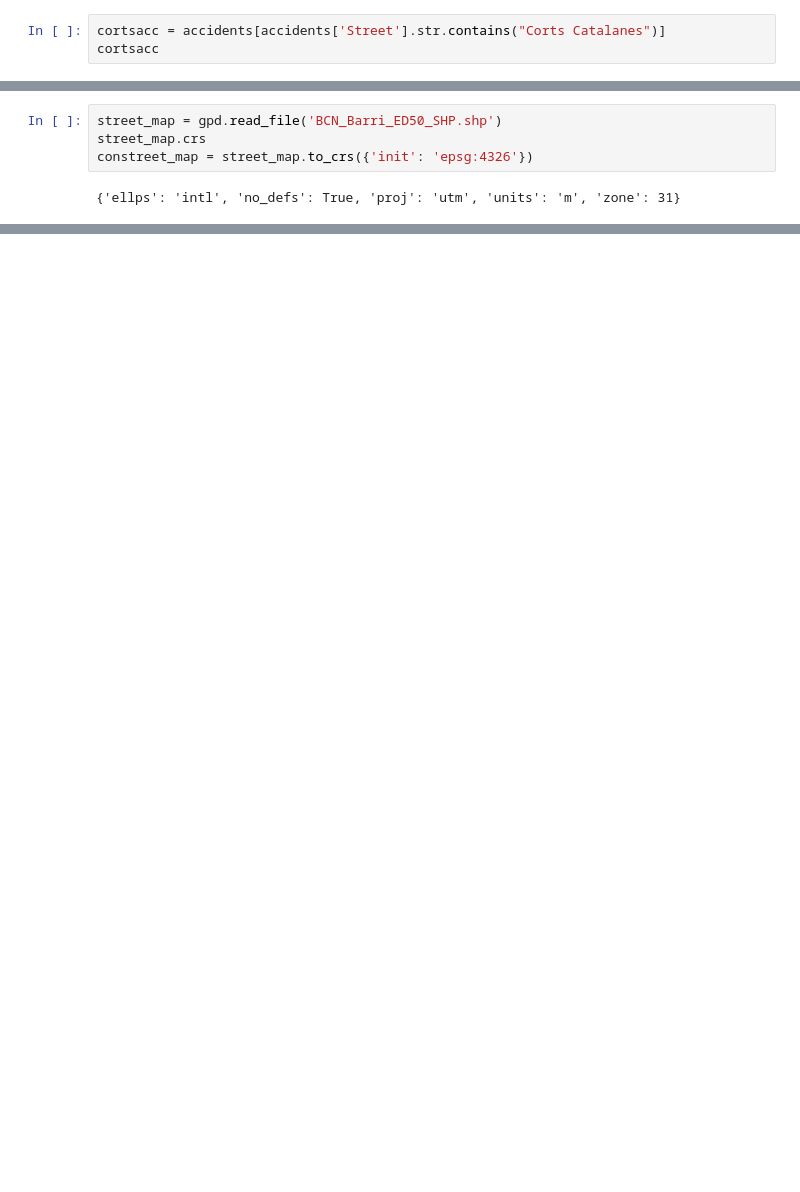
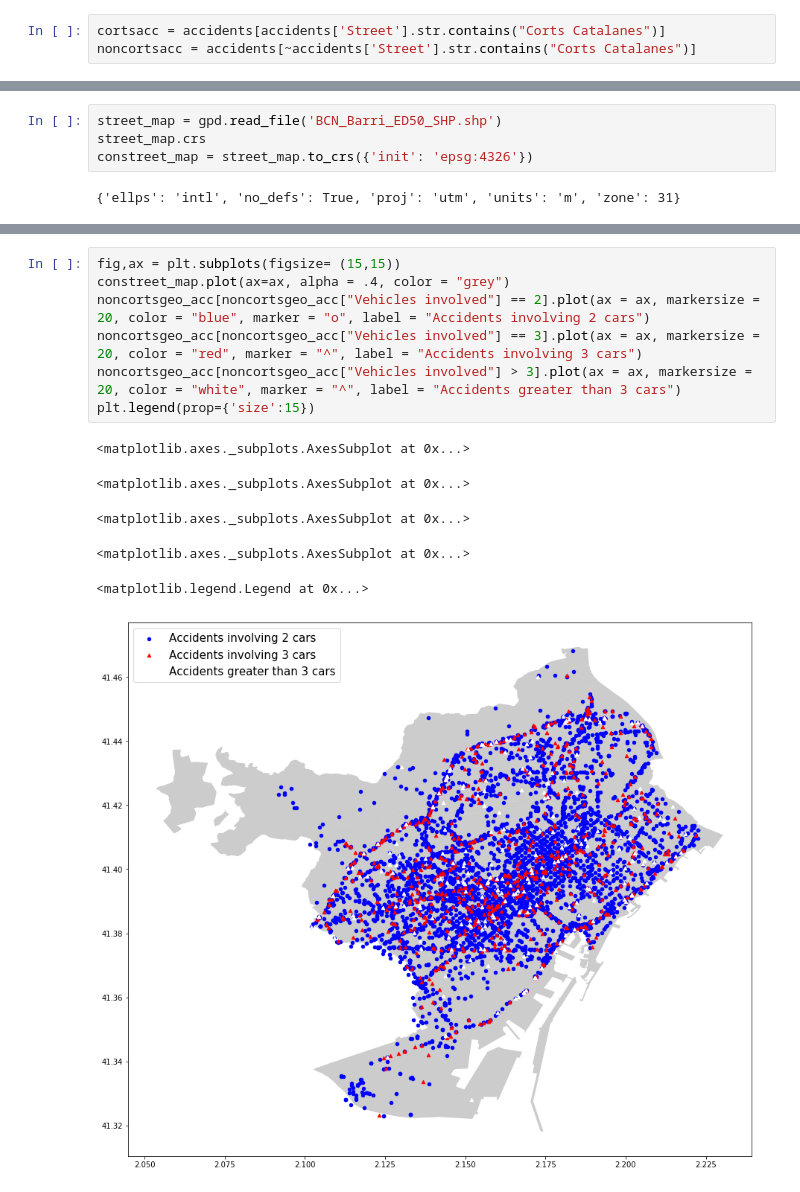
Before and after one commit to pabloarshid/BarcaDataSets, a Jupyter notebook: Untitled.ipynb, the cells around one changed output, grey strips where cells are left out. Drawn from its saved outputs; the diff is of its cells as text; blank space fills up the shorter version.

```diff
--- a/Untitled.ipynb
+++ b/Untitled.ipynb
@@ -300,4 +300,4 @@ sns.catplot("Neighborhood Name","Number", "Gender", data = unemcts2, kind = "bar
 [figure]
 # %%
 cortsacc = accidents[accidents['Street'].str.contains("Corts Catalanes")]
-cortsacc
+noncortsacc = accidents[~accidents['Street'].str.contains("Corts Catalanes")]
@@ -369,0 +344,14 @@ plt.legend(prop={'size':15})
+# %%
+fig,ax = plt.subplots(figsize= (15,15))
+constreet_map.plot(ax=ax, alpha = .4, color = "grey")
+noncortsgeo_acc[noncortsgeo_acc["Vehicles involved"] == 2].plot(ax = ax, markersize = 20, color = "blue", marker = "o", label = "Accidents involving 2 cars")
+noncortsgeo_acc[noncortsgeo_acc["Vehicles involved"] == 3].plot(ax = ax, markersize = 20, color = "red", marker = "^", label = "Accidents involving 3 cars")
+noncortsgeo_acc[noncortsgeo_acc["Vehicles involved"] > 3].plot(ax = ax, markersize = 20, color = "white", marker = "^", label = "Accidents greater than 3 cars")
+plt.legend(prop={'size':15})
+# %% [output]
+<matplotlib.axes._subplots.AxesSubplot at 0x...>
+<matplotlib.axes._subplots.AxesSubplot at 0x...>
+<matplotlib.axes._subplots.AxesSubplot at 0x...>
+<matplotlib.axes._subplots.AxesSubplot at 0x...>
+<matplotlib.legend.Legend at 0x...>
+[figure, added]
```
Also changed, not shown: parts of 9 cells of this notebook, 1 other file.
